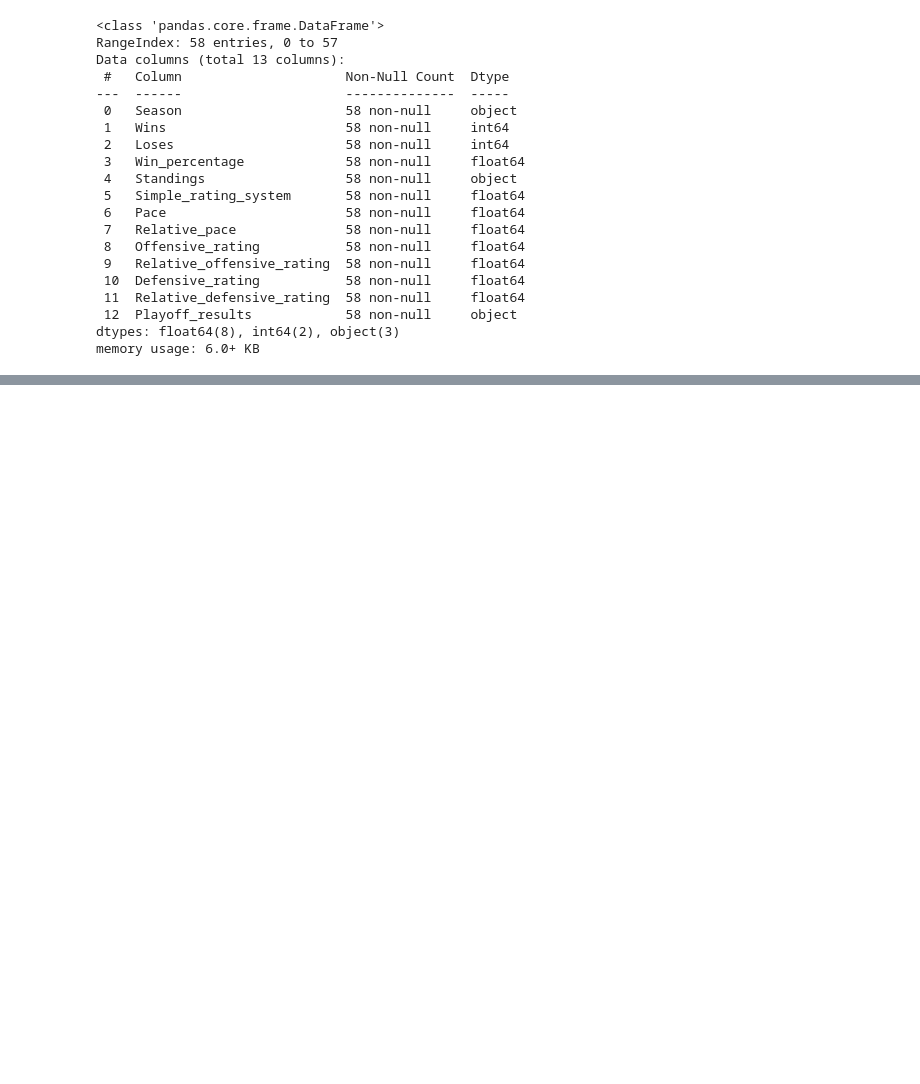
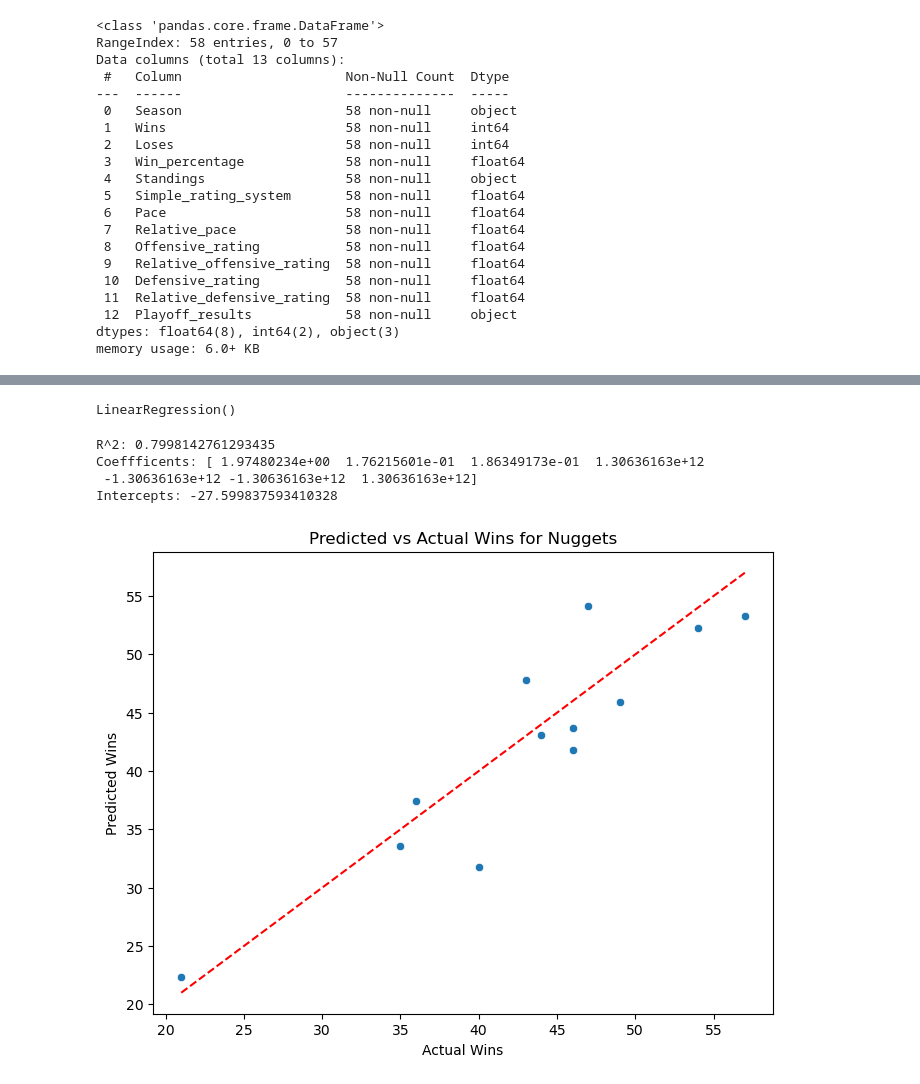
Before and after one commit to cchum/nugget-machine-learning-, a Jupyter notebook: data nuggets/nuggets.ipynb, the cells around one changed output, grey strips where cells are left out. Drawn from its saved outputs; the diff is of its cells as text; code cells hidden in the pictures; blank space fills up the shorter version.

```diff
--- a/data nuggets/nuggets.ipynb
+++ b/data nuggets/nuggets.ipynb
@@ -229,0 +187,22 @@ plt.show()
+# %%
+X = data[['Simple_rating_system', 'Pace', 'Relative_pace', 'Offensive_rating', 'Relative_offensive_rating', 'Defensive_rating',
+          'Relative_defensive_rating']]
+y = data['Wins']
+# %%
+X_train, X_test, y_train, y_test = train_test_split(X, y, test_size=0.2, random_state=4)
+# %%
+model = LinearRegression()
+model.fit(X_train, y_train)
+# %% [output]
+LinearRegression()
+# %%
+y_pred = model.predict(X_test)
+# %%
+print('R^2:', r2_score(y_test, y_pred))
+print('Coeffficents:', model.coef_)
+print('Intercepts:', model.intercept_)
+# %% [output]
+R^2: 0.7998142761293435
+Coeffficents: [ 1.97480234e+00  1.76215601e-01  1.86349173e-01  1.30636163e+12
+ -1.30636163e+12 -1.30636163e+12  1.30636163e+12]
+Intercepts: -27.599837593410328
@@ -229,0 +212,10 @@ plt.show()
+# %%
+plt.figure(figsize=(8,6))
+sns.scatterplot(x=y_test, y=y_pred)
+plt.plot([y_test.min(), y_test.max()], [y_test.min(), y_test.max()], 'r--')
+plt.xlabel('Actual Wins')
+plt.ylabel('Predicted Wins')
+plt.title('Predicted vs Actual Wins for Nuggets')
+plt.show()
+# %% [output]
+[figure, added]
```
Also changed, not shown: parts of 6 cells of this notebook.
